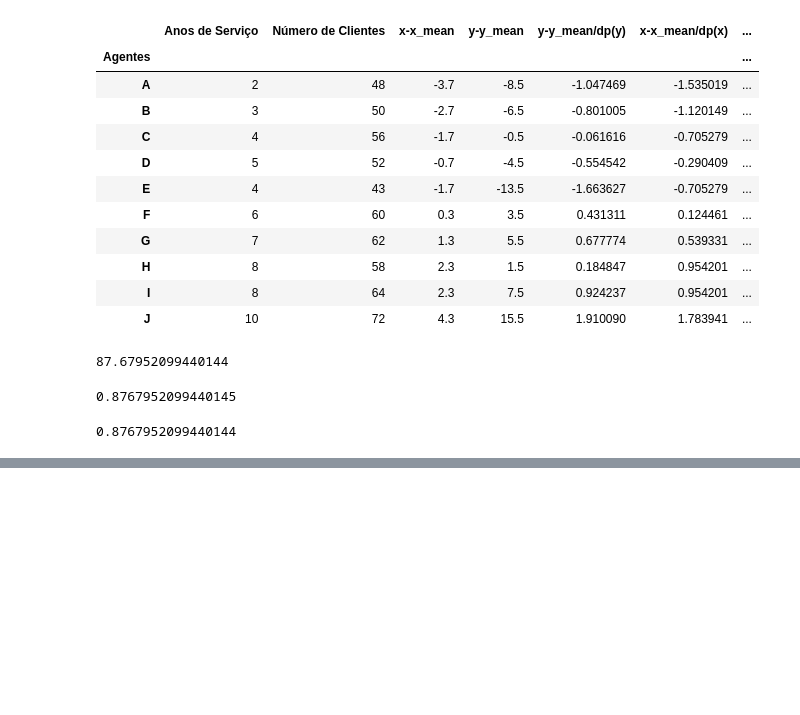
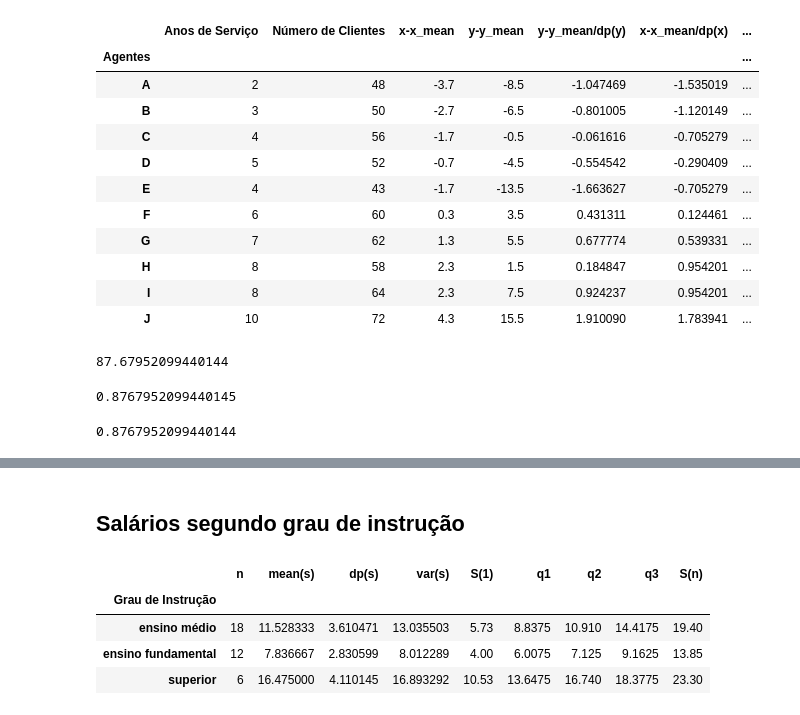
Before and after one commit to BrunoOlivei/estatistica, a Jupyter notebook: Estatística Básica/4_analise_bidimensional.ipynb, the cells around one changed output, grey strips where cells are left out. Cells and saved outputs as stored; diff of their text form; code cells hidden in the pictures; blank space fills up the shorter version.

```diff
--- a/Estatística Básica/4_analise_bidimensional.ipynb
+++ b/Estatística Básica/4_analise_bidimensional.ipynb
@@ -341,0 +354,27 @@ df
+# %%
+def variancia(data):
+    x_mean = data.mean()
+    s = []
+    for x in data:
+        s.append((x - x_mean) ** 2)
+    return sum(s) / len(data)
+# %% [markdown]
+## Salários segundo grau de instrução
+# %%
+grau_instrucao = df["Grau de Instrução"].value_counts().reset_index().rename(columns={"index": "Grau de Instrução", "Grau de Instrução": "n"})
+grau_instrucao_salario = grau_instrucao.merge(df.groupby("Grau de Instrução")["Salario (x Sal Min)"].mean().reset_index().rename(columns={"Salario (x Sal Min)": "mean(s)"}), on="Grau de Instrução")
+grau_instrucao_salario.set_index("Grau de Instrução", inplace=True)
+grau_instrucao_salario["dp(s)"] = df.groupby("Grau de Instrução")["Salario (x Sal Min)"].apply(lambda x: desvio_padrao(x))
+grau_instrucao_salario["var(s)"] = df.groupby("Grau de Instrução")["Salario (x Sal Min)"].apply(lambda x: variancia(x))
+grau_instrucao_salario["S(1)"] = df.groupby("Grau de Instrução")["Salario (x Sal Min)"].min()
+grau_instrucao_salario["q1"] = df.groupby("Grau de Instrução")["Salario (x Sal Min)"].quantile(0.25)
+grau_instrucao_salario["q2"] = df.groupby("Grau de Instrução")["Salario (x Sal Min)"].quantile(0.5)
+grau_instrucao_salario["q3"] = df.groupby("Grau de Instrução")["Salario (x Sal Min)"].quantile(0.75)
+grau_instrucao_salario["S(n)"] = df.groupby("Grau de Instrução")["Salario (x Sal Min)"].max()
+grau_instrucao_salario
+# %% [output]
+|  | n | mean(s) | dp(s) | var(s) | S(1) | q1 | q2 | q3 | S(n) |
+| Grau de Instrução |  |  |  |  |  |  |  |  |  |
+| ensino médio | 18 | 11.528333 | 3.610471 | 13.035503 | 5.73 | 8.8375 | 10.910 | 14.4175 | 19.40 |
+| ensino fundamental | 12 | 7.836667 | 2.830599 | 8.012289 | 4.00 | 6.0075 | 7.125 | 9.1625 | 13.85 |
+| superior | 6 | 16.475000 | 4.110145 | 16.893292 | 10.53 | 13.6475 | 16.740 | 18.3775 | 23.30 |
```
Also changed, not shown: parts of 6 cells of this notebook, 2 other files.
